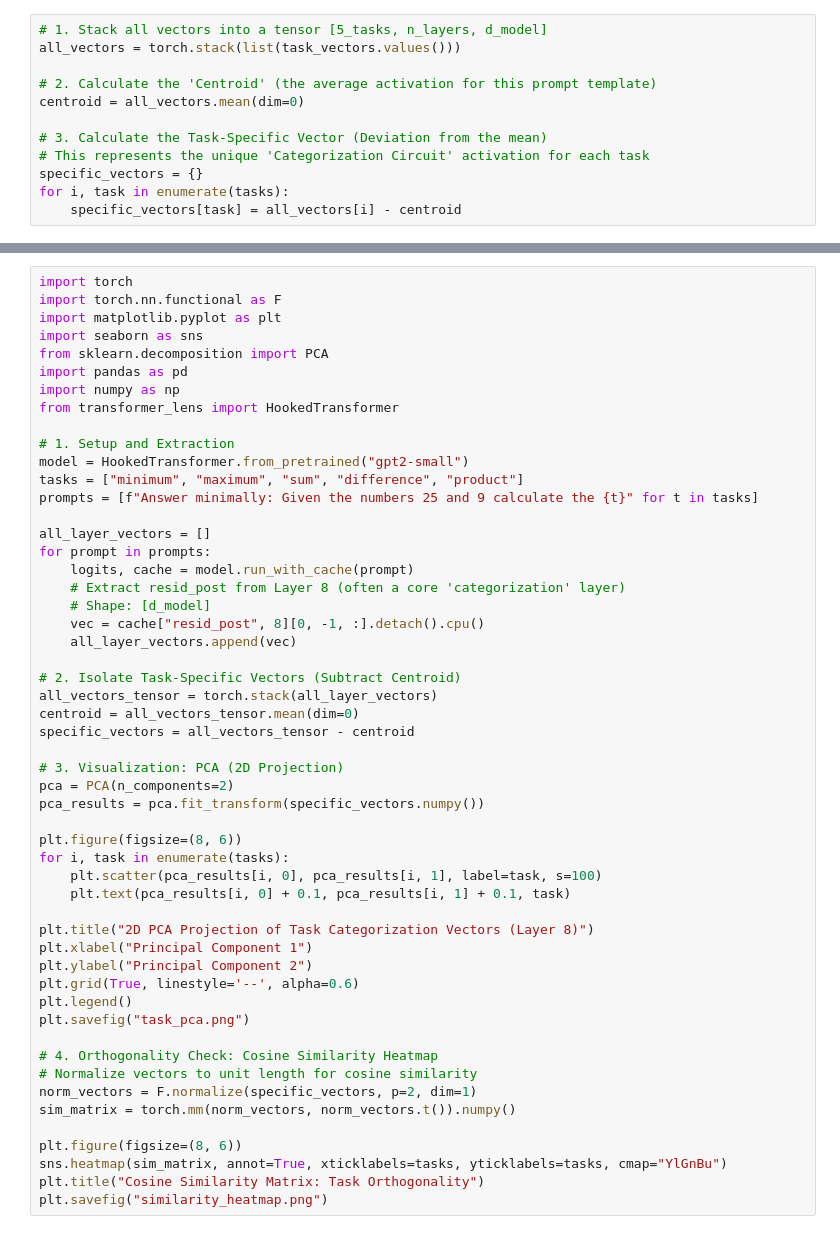
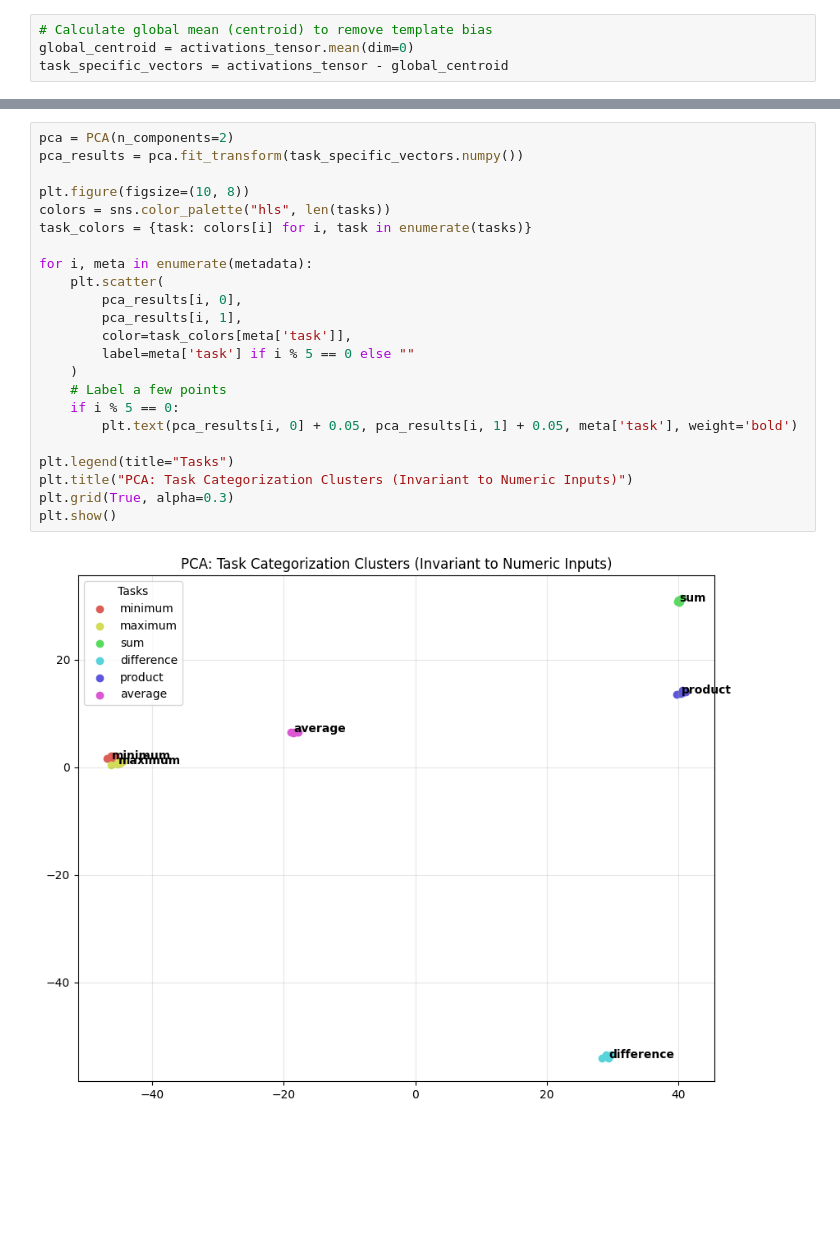
Before and after one commit to PhilipQuirke/LlmPromptCategorization, a Jupyter notebook: notebooks/Explore.ipynb, the cells around one changed output, grey strips where cells are left out. Saved outputs shown, nothing was run; the diff lists cells and outputs as text; blank space fills up the shorter version.

```diff
--- a/notebooks/Explore.ipynb
+++ b/notebooks/Explore.ipynb
@@ -39,13 +116,5 @@ Because these prompts are nearly identical, the raw activation vectors will be v
 # %%
-# 1. Stack all vectors into a tensor [5_tasks, n_layers, d_model]
-all_vectors = torch.stack(list(task_vectors.values()))
-
-# 2. Calculate the 'Centroid' (the average activation for this prompt template)
-centroid = all_vectors.mean(dim=0)
-
-# 3. Calculate the Task-Specific Vector (Deviation from the mean)
-# This represents the unique 'Categorization Circuit' activation for each task
-specific_vectors = {}
-for i, task in enumerate(tasks):
-    specific_vectors[task] = all_vectors[i] - centroid
+# Calculate global mean (centroid) to remove template bias
+global_centroid = activations_tensor.mean(dim=0)
+task_specific_vectors = activations_tensor - global_centroid
 # %% [markdown]
@@ -67,54 +148,26 @@ If your Gating Mechanism hypothesis is correct, the magnitude ($L^2$ norm) of th
 # %%
-import torch
-import torch.nn.functional as F
-import matplotlib.pyplot as plt
-import seaborn as sns
-from sklearn.decomposition import PCA
-import pandas as pd
-import numpy as np
-from transformer_lens import HookedTransformer
+pca = PCA(n_components=2)
+pca_results = pca.fit_transform(task_specific_vectors.numpy())
 
-# 1. Setup and Extraction
-model = HookedTransformer.from_pretrained("gpt2-small")
-tasks = ["minimum", "maximum", "sum", "difference", "product"]
-prompts = [f"Answer minimally: Given the numbers 25 and 9 calculate the {t}" for t in tasks]
+plt.figure(figsize=(10, 8))
+colors = sns.color_palette("hls", len(tasks))
+task_colors = {task: colors[i] for i, task in enumerate(tasks)}
 
-all_layer_vectors = []
-for prompt in prompts:
-    logits, cache = model.run_with_cache(prompt)
-    # Extract resid_post from Layer 8 (often a core 'categorization' layer)
-    # Shape: [d_model]
-    vec = cache["resid_post", 8][0, -1, :].detach().cpu()
-    all_layer_vectors.append(vec)
+for i, meta in enumerate(metadata):
+    plt.scatter(
+        pca_results[i, 0],
+        pca_results[i, 1],
+        color=task_colors[meta['task']],
+        label=meta['task'] if i % 5 == 0 else ""
+    )
+    # Label a few points
+    if i % 5 == 0:
+        plt.text(pca_results[i, 0] + 0.05, pca_results[i, 1] + 0.05, meta['task'], weight='bold')
 
-# 2. Isolate Task-Specific Vectors (Subtract Centroid)
-all_vectors_tensor = torch.stack(all_layer_vectors)
-centroid = all_vectors_tensor.mean(dim=0)
-specific_vectors = all_vectors_tensor - centroid
-
-# 3. Visualization: PCA (2D Projection)
-pca = PCA(n_components=2)
-pca_results = pca.fit_transform(specific_vectors.numpy())
-
-plt.figure(figsize=(8, 6))
-for i, task in enumerate(tasks):
-    plt.scatter(pca_results[i, 0], pca_results[i, 1], label=task, s=100)
-    plt.text(pca_results[i, 0] + 0.1, pca_results[i, 1] + 0.1, task)
-
-plt.title("2D PCA Projection of Task Categorization Vectors (Layer 8)")
-plt.xlabel("Principal Component 1")
-plt.ylabel("Principal Component 2")
-plt.grid(True, linestyle='--', alpha=0.6)
-plt.legend()
-plt.savefig("task_pca.png")
-
-# 4. Orthogonality Check: Cosine Similarity Heatmap
-# Normalize vectors to unit length for cosine similarity
-norm_vectors = F.normalize(specific_vectors, p=2, dim=1)
-sim_matrix = torch.mm(norm_vectors, norm_vectors.t()).numpy()
-
-plt.figure(figsize=(8, 6))
-sns.heatmap(sim_matrix, annot=True, xticklabels=tasks, yticklabels=tasks, cmap="YlGnBu")
-plt.title("Cosine Similarity Matrix: Task Orthogonality")
-plt.savefig("similarity_heatmap.png")
+plt.legend(title="Tasks")
+plt.title("PCA: Task Categorization Clusters (Invariant to Numeric Inputs)")
+plt.grid(True, alpha=0.3)
+plt.show()
+# %% [output]
+[figure, added]
 # %% [markdown]
```
Also changed, not shown: parts of 20 cells of this notebook, 1 other file.
